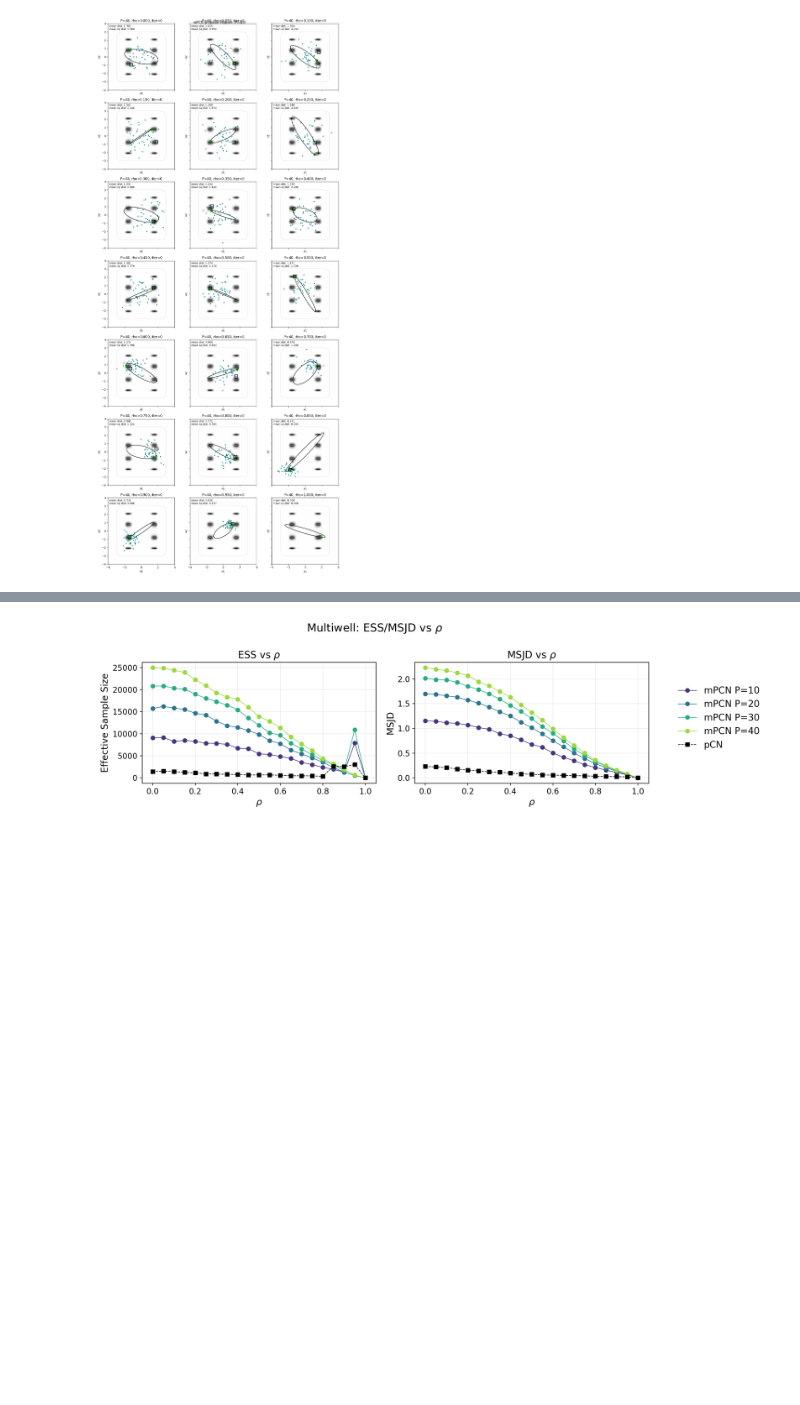
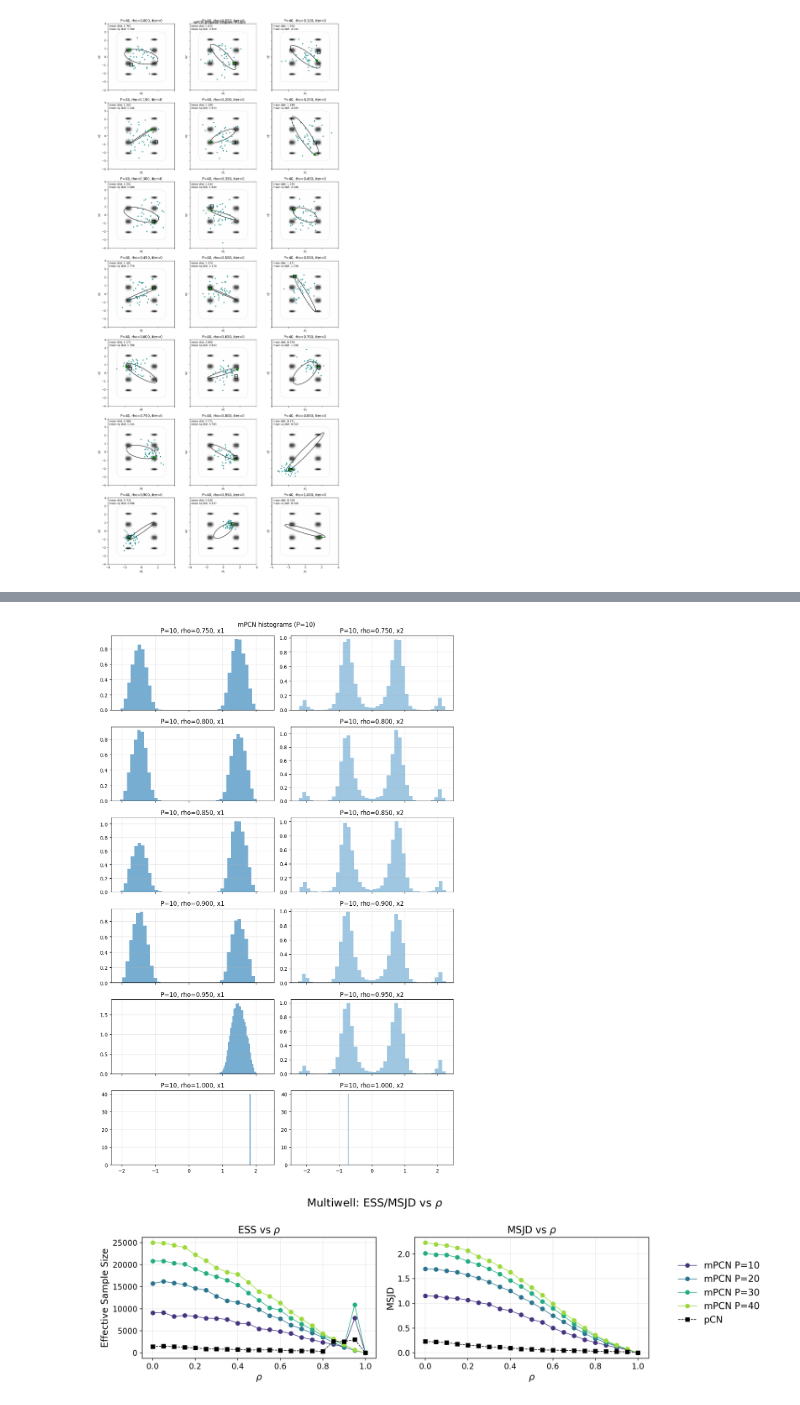
Before and after one commit to guillerminasenn/multiproposal-internal, a Jupyter notebook: notebooks/02_toy_multiwell_mpcn_P_rho_sweep.ipynb, the cells around one changed output, grey strips where cells are left out. Cells and saved outputs as stored; diff of their text form; code cells hidden in the pictures; blank space fills up the shorter version.

```diff
--- a/notebooks/02_toy_multiwell_mpcn_P_rho_sweep.ipynb
+++ b/notebooks/02_toy_multiwell_mpcn_P_rho_sweep.ipynb
@@ -454,21 +675,24 @@ for P in P_list[-1:]:
 # %%
-# # Histograms: one figure per P, each rho has two subplots (x1, x2)
-# bins = 40
-# for P in P_list:
-#     fig, axes = plt.subplots(len(rho_list), 2, figsize=(10, 2.6 * len(rho_list)), sharex='col')
-#     for row_idx, rho in enumerate(rho_list):
-#         chain = results['mpcn'][P][rho]['chain'][burn_in:]
-#         ax1 = axes[row_idx, 0]
-#         ax2 = axes[row_idx, 1]
-#         ax1.hist(chain[:, 0], bins=bins, density=True, color='#1f77b4', alpha=0.6)
-#         ax2.hist(chain[:, 1], bins=bins, density=True, color='#5fa2ce', alpha=0.6)
-#         ax1.set_title(f'P={P}, rho={rho:.1f}, x1')
-#         ax2.set_title(f'P={P}, rho={rho:.1f}, x2')
-#         ax1.grid(alpha=0.3)
-#         ax2.grid(alpha=0.3)
-#     fig.suptitle(f'mPCN histograms (P={P})')
-#     fig.tight_layout()
-#     plt.show()
+# Histograms: one figure per P, each rho has two subplots (x1, x2)
+bins = 40
+for P in P_list[:1]:
+    fig, axes = plt.subplots(len(rho_list_plot), 2, figsize=(10, 2.6 * len(rho_list_plot)), sharex='col')
+    for row_idx, rho in enumerate(rho_list_plot):
+        chain = results['mpcn'][P][rho]['chain'][burn_in:]
+        ax1 = axes[row_idx, 0]
+        ax2 = axes[row_idx, 1]
+        ax1.hist(chain[:, 0], bins=bins, density=True, color='#1f77b4', alpha=0.6)
+        ax2.hist(chain[:, 1], bins=bins, density=True, color='#5fa2ce', alpha=0.6)
+        ax1.set_title(f'P={P}, rho={rho:.3f}, x1')
+        ax2.set_title(f'P={P}, rho={rho:.3f}, x2')
+        ax1.grid(alpha=0.3)
+        ax2.grid(alpha=0.3)
+    fig.suptitle(f'mPCN histograms (P={P})')
+    fig.tight_layout()
+    plt.savefig(repo_root / 'reports' / 'multiwell' / f'02_multiwell_mpcn_histograms_P{P}_last6_seed{seed_base}.png', dpi=300)
+    plt.show()
+# %% [output]
+[figure, added]
 # %%
 # ESS/MSJD vs rho curves (one line per P)
 apply_pub_style()
```
Also changed, not shown: parts of 14 cells of this notebook, 13 other files.
